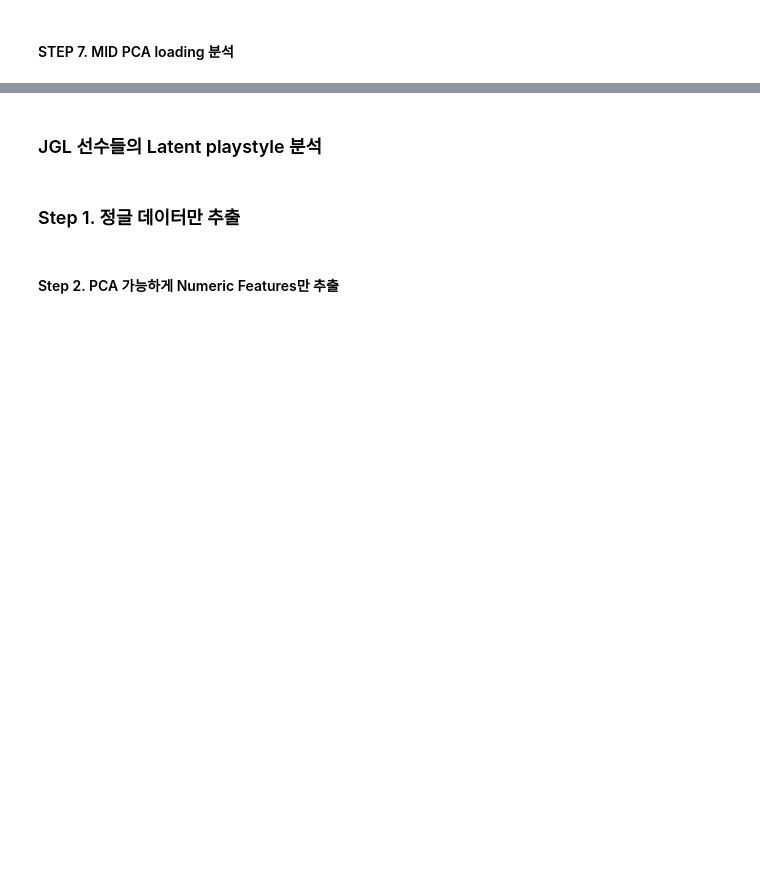
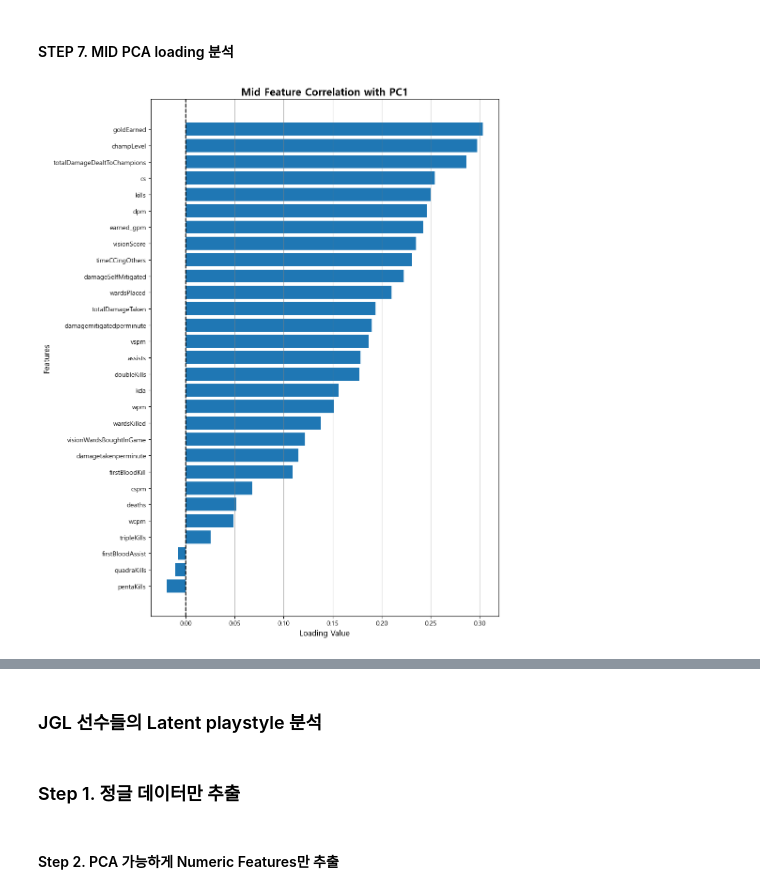
Before and after one commit to dbwofla11/LCK-Efficiency-Analysis, a Jupyter notebook: 라이엇latent_space.ipynb, the cells around one changed output, grey strips where cells are left out. Cells and saved outputs as stored; diff of their text form; code cells hidden in the pictures; blank space fills up the shorter version.

```diff
--- a/라이엇latent_space.ipynb
+++ b/라이엇latent_space.ipynb
@@ -291,7 +323,7 @@ X_mid_scaled = scaler.fit_transform(X_mid)
 # %%
 from sklearn.decomposition import PCA
 
-pca_mid = PCA(n_components=2)
+pca_mid = PCA(n_components=3)
 
 X_mid_pca = pca_mid.fit_transform(
     X_mid_scaled
@@ -327,83 +360,53 @@ plt.show()
 # %% [markdown]
 #### STEP 7. MID PCA loading 분석
 # %%
+import pandas as pd
+import matplotlib.pyplot as plt
+
+# 폰트 깨짐 방지
+plt.rc('font', family='Malgun Gothic')
+plt.rcParams['axes.unicode_minus'] = False
+
 # =========================
-# PCA Loading DataFrame 생성
+# 1. PCA Loading DataFrame 생성
 # =========================
-
 loading_df = pd.DataFrame(
     pca_mid.components_.T,
-    columns=["PC1", "PC2"],
+    columns=["PC1", "PC2", "PC3"],
     index=X.columns
 )
 
 # =========================
-# [1] PC1 먼저 해석
+# 2. for문을 이용한 반복 시각화
 # =========================
+pc_columns = ["PC1", "PC2", "PC3"]
+colors = ["tab:blue", "tab:orange", "tab:green"] # 각 PC별 포인트 컬러
 
-pc1_sorted = loading_df.sort_values(
-    by="PC1",
-    ascending=True
-)
+for i, pc in enumerate(pc_columns):
 
-print("===================================")
-print("PC1 음수 방향 TOP 10")
-print("===================================")
+    # 해당 PC의 데이터만 추출하여 오름차순 정렬
+    pc_sorted = loading_df[pc].sort_values(ascending=True)
 
-print(
-    pc1_sorted[["PC1"]].head(10)
-)
+    # 매 반복마다 새로운 도화지(Figure) 생성 (가로 10, 세로 12)
+    plt.figure(figsize=(10, 12))
 
-print("\n")
+    # 가로 막대 그래프 그리기
+    plt.barh(pc_sorted.index, pc_sorted.values, color=colors[i])
 
-print("===================================")
-print("PC1 양수 방향 TOP 10")
-print("===================================")
+    # 0 기준선 및 x축 격자선 추가
+    plt.axvline(0, color='black', linestyle='--', linewidth=1.5)
+    plt.grid(axis='x', linestyle='-', color='gray', alpha=0.5)
 
-print(
-    pc1_sorted[["PC1"]].tail(10)
-)
+    # 축 및 제목 설정
+    plt.title(f'Mid Feature Correlation with {pc}', fontsize=16, fontweight='bold')
+    plt.xlabel('Loading Value', fontsize=12)
+    plt.ylabel('Features', fontsize=12)
 
-# --------------------------------------------------
-# 여기서 먼저:
-# "PC1이 무엇을 의미하는 축인가?"
-# 를 해석
-# --------------------------------------------------
+    plt.tight_layout()
 
+    # ★ for문 안에서 show()를 호출하여 각각 독립된 그래프로 출력되게 함
+    plt.show()
 
-# =========================
-# [2] 그 다음 PC2 해석
-# =========================
-
-pc2_sorted = loading_df.sort_values(
-    by="PC2",
-    ascending=True
-)
-
-print("\n\n")
-
-print("===================================")
-print("PC2 음수 방향 TOP 10")
-print("===================================")
-
-print(
-    pc2_sorted[["PC2"]].head(10)
-)
-
-print("\n")
-
-print("===================================")
-print("PC2 양수 방향 TOP 10")
-print("===================================")
-
-print(
-    pc2_sorted[["PC2"]].tail(10)
-)
-
-# --------------------------------------------------
-# 여기서는:
-# "PC1으로 설명되지 않는
-# 두 번째 플레이 스타일 차이"
-# 를 해석
-# --------------------------------------------------
+    print("-" * 80) # 그래프 사이에 구분선 출력 (선택)
 # %% [output]
+[figure, added]
```
Also changed, not shown: parts of 24 cells of this notebook.
